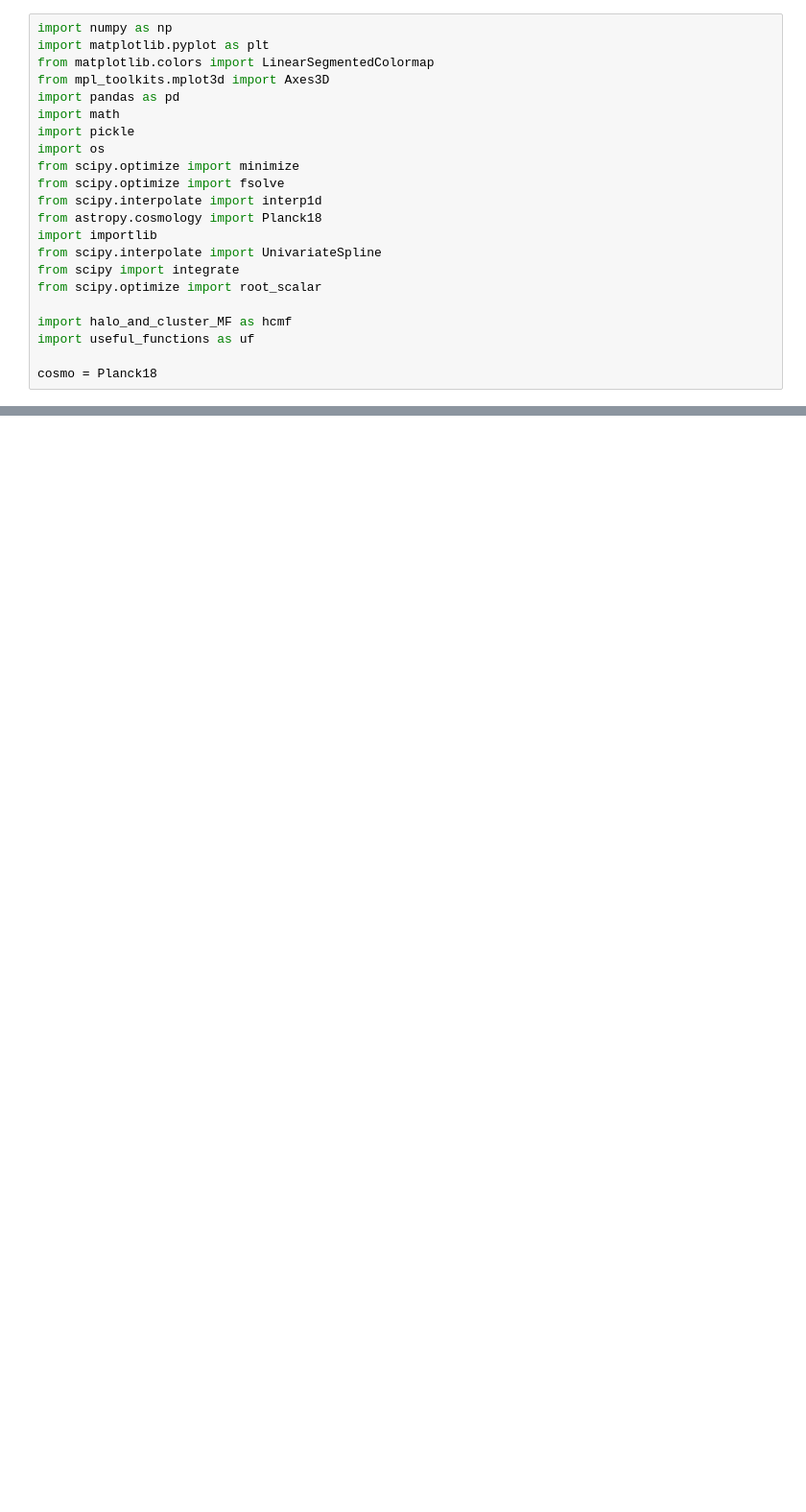
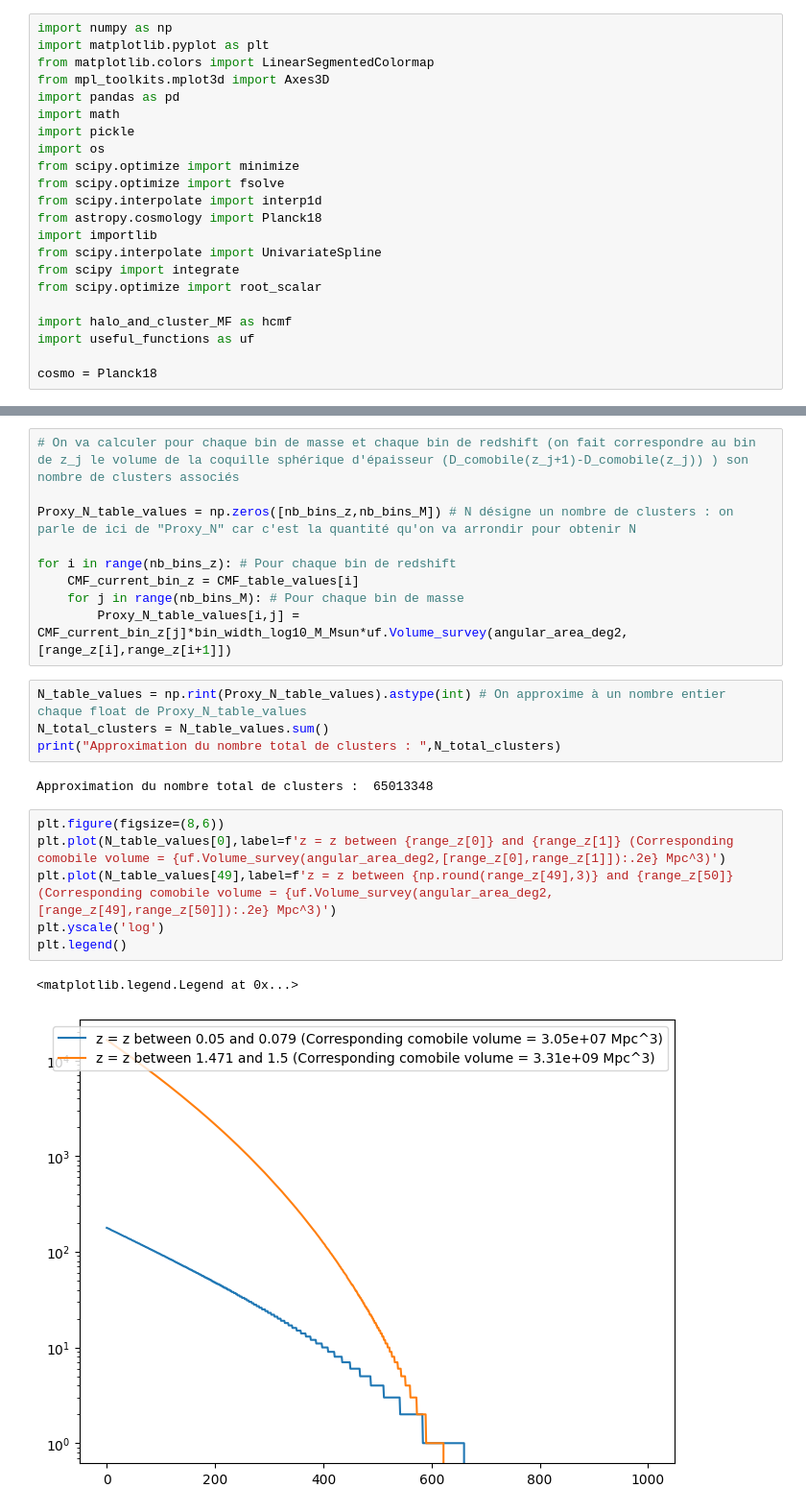
Before and after one commit to EmileD123/M2_Internship_clusters_cross_X_optical, a Jupyter notebook: caracterisation selection effects/mock_catalogue_X_test_scaling.ipynb, the cells around one changed output, grey strips where cells are left out. Shown at 96% size. Drawn from its saved outputs; the diff is of its cells as text; blank space fills up the shorter version.

```diff
--- a/caracterisation selection effects/mock_catalogue_X_test_scaling.ipynb
+++ b/caracterisation selection effects/mock_catalogue_X_test_scaling.ipynb
@@ -54,0 +84,24 @@ np.float64(0.0343434343434339)
+# %%
+# On va calculer pour chaque bin de masse et chaque bin de redshift (on fait correspondre au bin de z_j le volume de la coquille sphérique d'épaisseur (D_comobile(z_j+1)-D_comobile(z_j)) ) son nombre de clusters associés
+
+Proxy_N_table_values = np.zeros([nb_bins_z,nb_bins_M]) # N désigne un nombre de clusters : on parle de ici de "Proxy_N" car c'est la quantité qu'on va arrondir pour obtenir N
+
+for i in range(nb_bins_z): # Pour chaque bin de redshift
+    CMF_current_bin_z = CMF_table_values[i]
+    for j in range(nb_bins_M): # Pour chaque bin de masse
+        Proxy_N_table_values[i,j] = CMF_current_bin_z[j]*bin_width_log10_M_Msun*uf.Volume_survey(angular_area_deg2,[range_z[i],range_z[i+1]])
+# %%
+N_table_values = np.rint(Proxy_N_table_values).astype(int) # On approxime à un nombre entier chaque float de Proxy_N_table_values
+N_total_clusters = N_table_values.sum()
+print("Approximation du nombre total de clusters : ",N_total_clusters)
+# %% [output]
+Approximation du nombre total de clusters :  65013348
+# %%
+plt.figure(figsize=(8,6))
+plt.plot(N_table_values[0],label=f'z = z between {range_z[0]} and {range_z[1]} (Corresponding comobile volume = {uf.Volume_survey(angular_area_deg2,[range_z[0],range_z[1]]):.2e} Mpc^3)')
+plt.plot(N_table_values[49],label=f'z = z between {np.round(range_z[49],3)} and {range_z[50]} (Corresponding comobile volume = {uf.Volume_survey(angular_area_deg2,[range_z[49],range_z[50]]):.2e} Mpc^3)')
+plt.yscale('log')
+plt.legend()
+# %% [output]
+<matplotlib.legend.Legend at 0x...>
+[figure, added]
```
Also changed, not shown: parts of 40 cells of this notebook, 2 other files.
